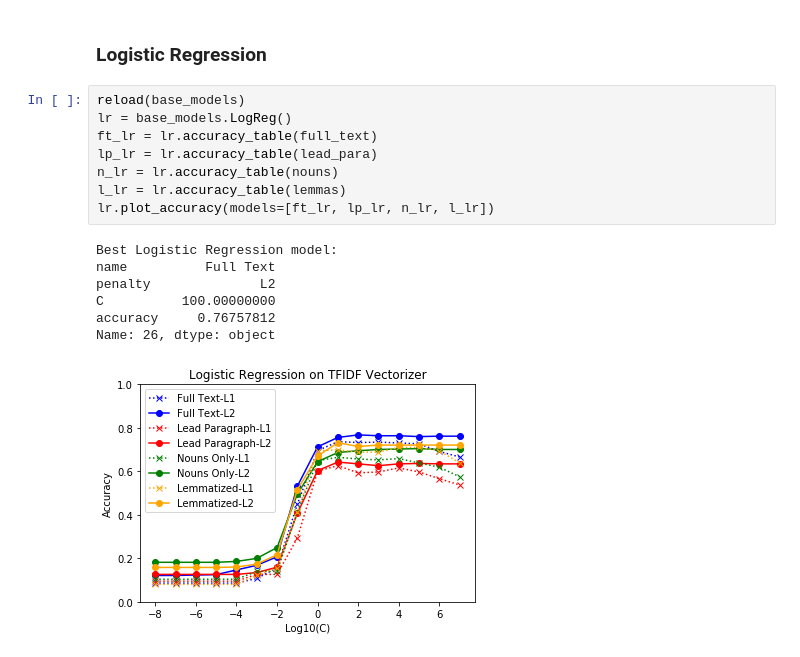
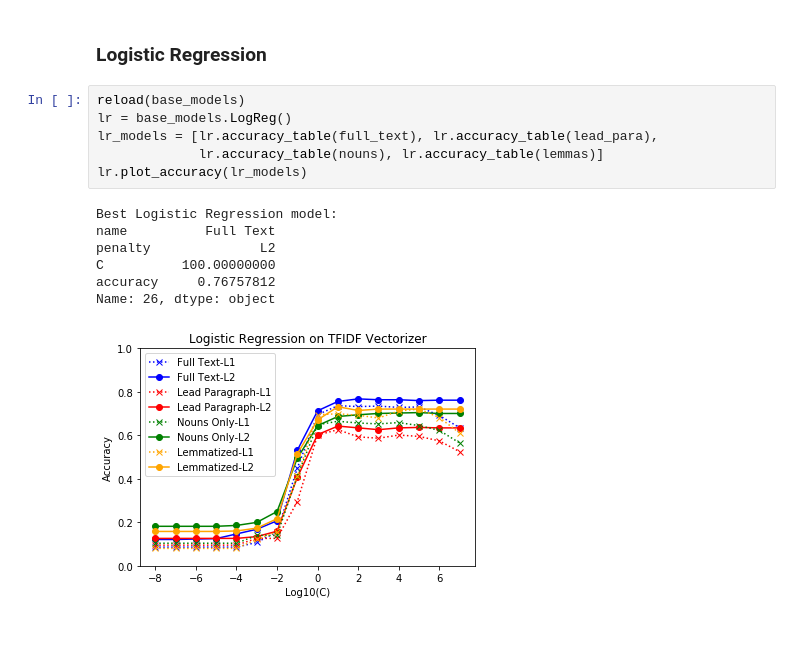
Before and after one commit to carmen16/news-article-topic-classification, a Jupyter notebook: Final_Project.ipynb, the cells around one changed output. Cells and saved outputs as stored; diff of their text form.

```diff
--- a/Final_Project.ipynb
+++ b/Final_Project.ipynb
@@ -146,16 +145,14 @@ Name: 9, dtype: object
 # %%
 reload(base_models)
 lr = base_models.LogReg()
-ft_lr = lr.accuracy_table(full_text)
-lp_lr = lr.accuracy_table(lead_para)
-n_lr = lr.accuracy_table(nouns)
-l_lr = lr.accuracy_table(lemmas)
-lr.plot_accuracy(models=[ft_lr, lp_lr, n_lr, l_lr])
+lr_models = [lr.accuracy_table(full_text), lr.accuracy_table(lead_para),
+             lr.accuracy_table(nouns), lr.accuracy_table(lemmas)]
+lr.plot_accuracy(lr_models)
 # %% [output]
 Best Logistic Regression model:
 name          Full Text
 penalty              L2
 C          100.00000000
 accuracy     0.76757812
 Name: 26, dtype: object
-[figure, old version]
+[figure, new version]
```
Also changed, not shown: parts of 3 cells of this notebook, 4 other files.
